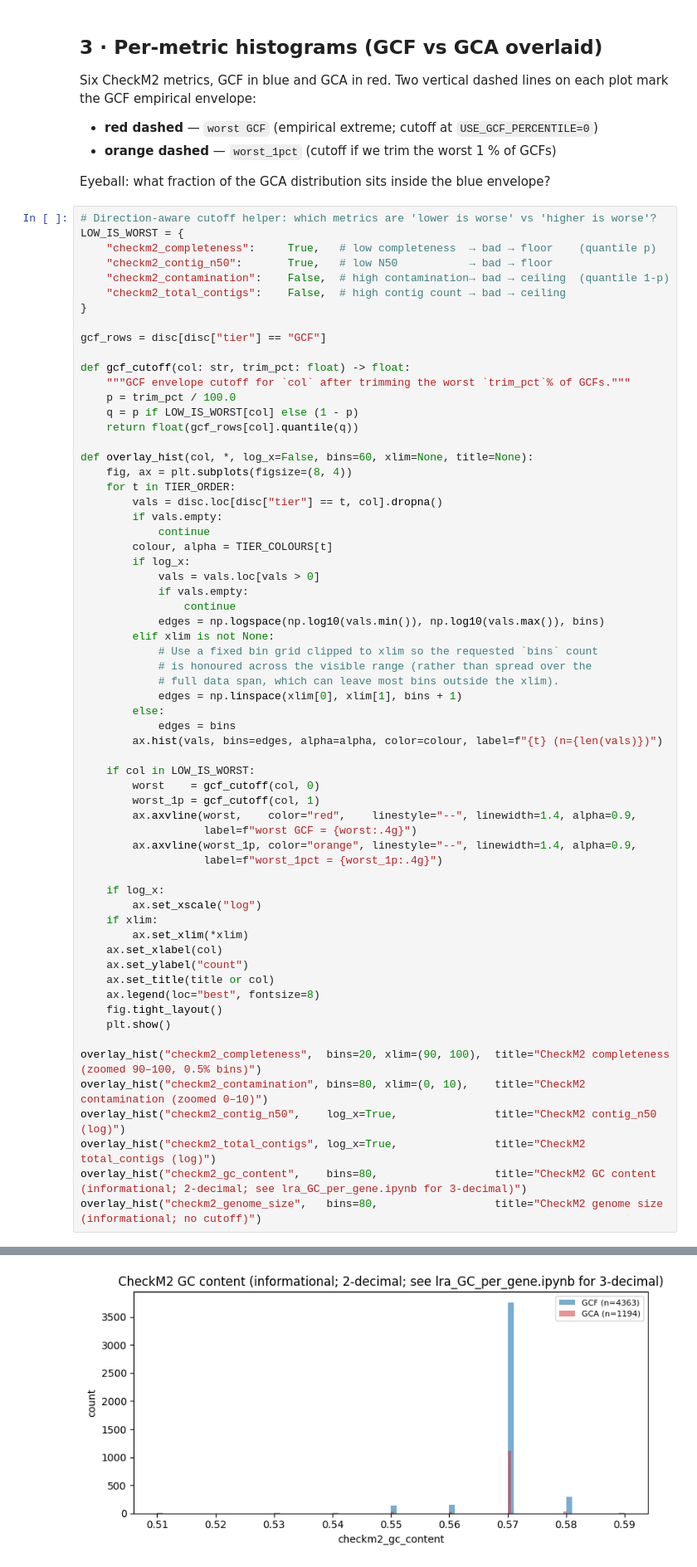
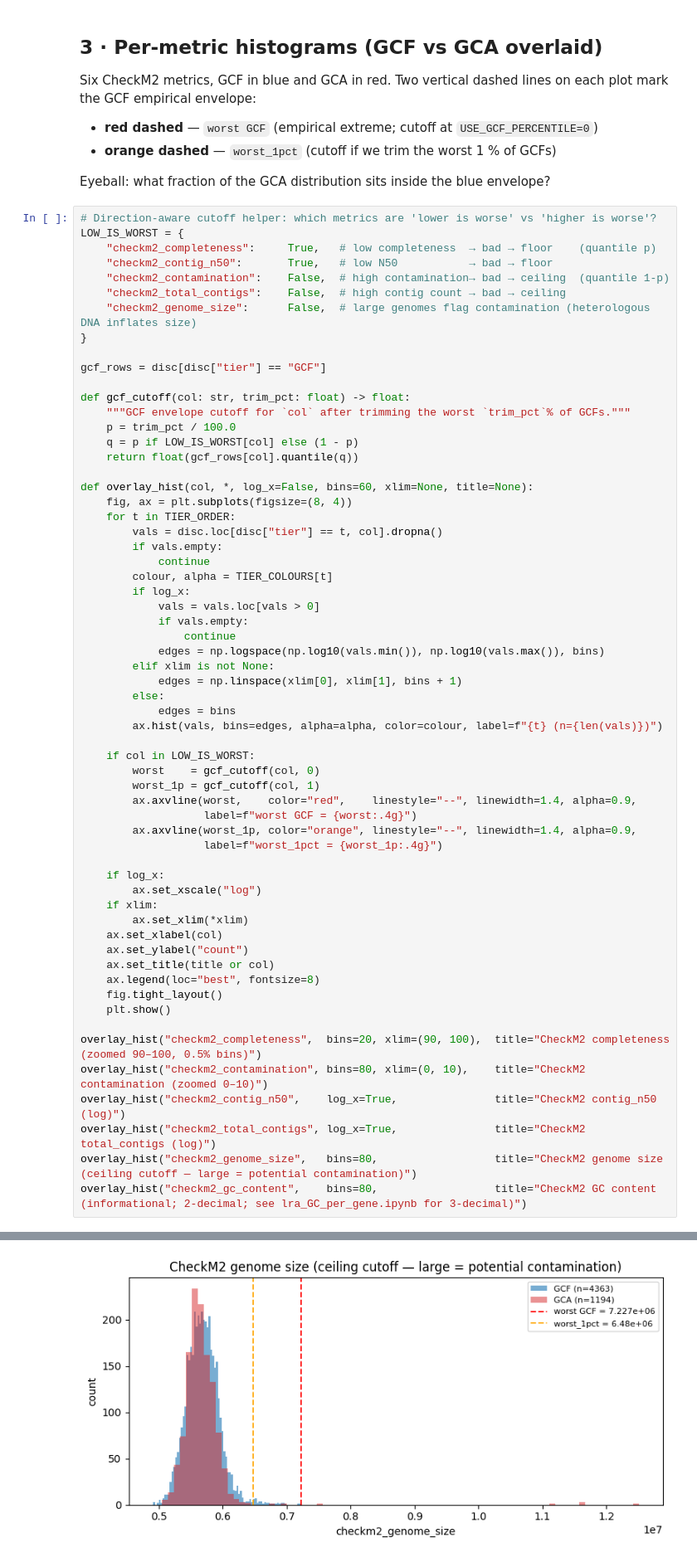
Before and after one commit to abelsond-cam/BacHGT, a Jupyter notebook: src/bac_data/lr_data/notebooks/lra_quality_cutoffs.ipynb, the cells around one changed output, grey strips where cells are left out. Shown at 83% size. Saved outputs shown, nothing was run; the diff lists cells and outputs as text.

```diff
--- a/src/bac_data/lr_data/notebooks/lra_quality_cutoffs.ipynb
+++ b/src/bac_data/lr_data/notebooks/lra_quality_cutoffs.ipynb
@@ -135,6 +135,7 @@ LOW_IS_WORST = {
     "checkm2_contig_n50":       True,   # low N50           → bad → floor
     "checkm2_contamination":    False,  # high contamination→ bad → ceiling  (quantile 1-p)
     "checkm2_total_contigs":    False,  # high contig count → bad → ceiling
+    "checkm2_genome_size":      False,  # large genomes flag contamination (heterologous DNA inflates size)
 }
 
 gcf_rows = disc[disc["tier"] == "GCF"]
@@ -158,9 +159,6 @@ def overlay_hist(col, *, log_x=False, bins=60, xlim=None, title=None):
                 continue
             edges = np.logspace(np.log10(vals.min()), np.log10(vals.max()), bins)
         elif xlim is not None:
-            # Use a fixed bin grid clipped to xlim so the requested `bins` count
-            # is honoured across the visible range (rather than spread over the
-            # full data span, which can leave most bins outside the xlim).
             edges = np.linspace(xlim[0], xlim[1], bins + 1)
         else:
             edges = bins
@@ -168,32 +166,32 @@ def overlay_hist(col, *, log_x=False, bins=60, xlim=None, title=None):
 
     if col in LOW_IS_WORST:
         worst    = gcf_cutoff(col, 0)
         worst_1p = gcf_cutoff(col, 1)
         ax.axvline(worst,    color="red",    linestyle="--", linewidth=1.4, alpha=0.9,
                    label=f"worst GCF = {worst:.4g}")
         ax.axvline(worst_1p, color="orange", linestyle="--", linewidth=1.4, alpha=0.9,
                    label=f"worst_1pct = {worst_1p:.4g}")
 
     if log_x:
         ax.set_xscale("log")
     if xlim:
         ax.set_xlim(*xlim)
     ax.set_xlabel(col)
     ax.set_ylabel("count")
     ax.set_title(title or col)
     ax.legend(loc="best", fontsize=8)
     fig.tight_layout()
     plt.show()
 
 overlay_hist("checkm2_completeness",  bins=20, xlim=(90, 100),  title="CheckM2 completeness (zoomed 90–100, 0.5% bins)")
 overlay_hist("checkm2_contamination", bins=80, xlim=(0, 10),    title="CheckM2 contamination (zoomed 0–10)")
 overlay_hist("checkm2_contig_n50",    log_x=True,               title="CheckM2 contig_n50 (log)")
 overlay_hist("checkm2_total_contigs", log_x=True,               title="CheckM2 total_contigs (log)")
+overlay_hist("checkm2_genome_size",   bins=80,                  title="CheckM2 genome size (ceiling cutoff — large = potential contamination)")
 overlay_hist("checkm2_gc_content",    bins=80,                  title="CheckM2 GC content (informational; 2-decimal; see lra_GC_per_gene.ipynb for 3-decimal)")
-overlay_hist("checkm2_genome_size",   bins=80,                  title="CheckM2 genome size (informational; no cutoff)")
 # %% [output]
 [figure]
 [figure]
 [figure]
 [figure]
-[figure, old version]
+[figure, new version]
```
Also changed, not shown: parts of 9 cells of this notebook.
